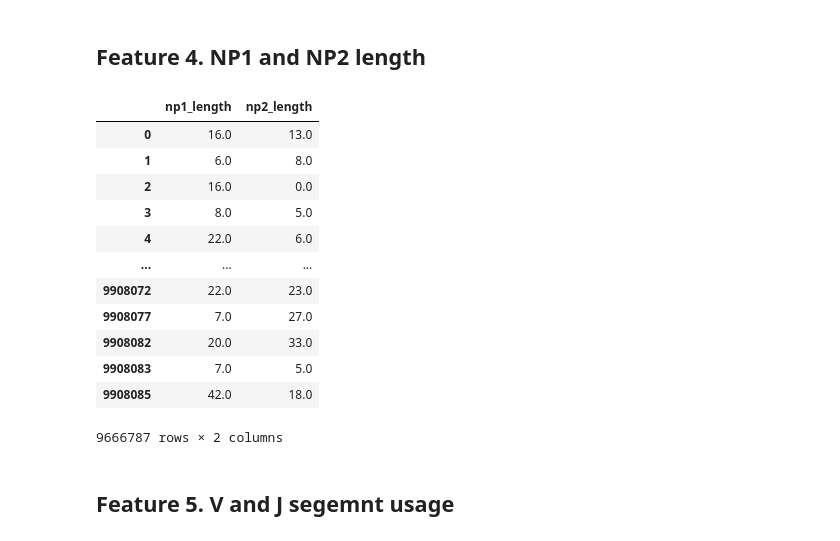
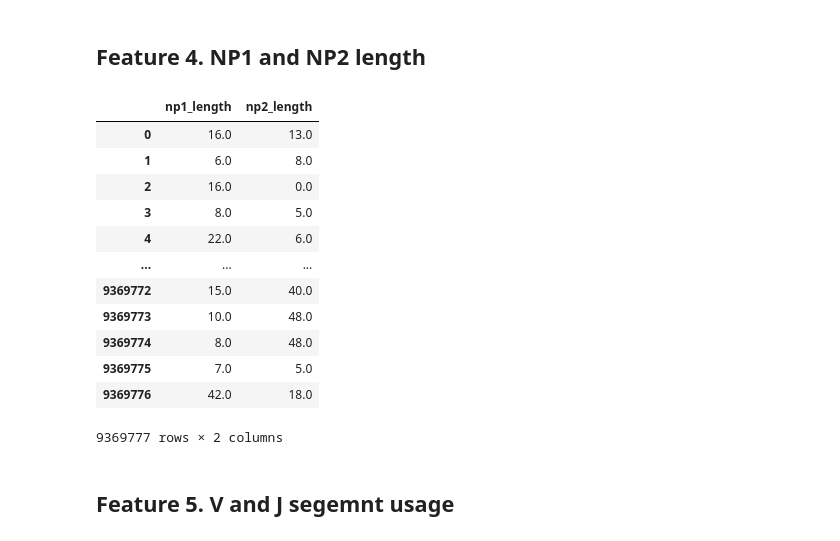
Before and after one commit to lewisl23/BCR-classification-model, a Jupyter notebook: airr_reads_analysis.ipynb, the cells around one changed output. Saved outputs shown, nothing was run; the diff lists cells and outputs as text; code cells hidden in the pictures.

```diff
--- a/airr_reads_analysis.ipynb
+++ b/airr_reads_analysis.ipynb
@@ -193,7 +198,7 @@ filtered_data
 # %%
 hypermutation_rate = []
 
-for sequence, germline in zip(feature_data["v_sequence_alignment"], feature_data["v_germline_alignment"]):
+for sequence, germline in zip(filtered_data["v_sequence_alignment"], filtered_data["v_germline_alignment"]):
     match_counter = 0
     mismatch_counter = 0
     for num in range(len(sequence)):
@@ -204,5 +209,5 @@ for sequence, germline in zip(feature_data["v_sequence_alignment"], feature_data
     hypermutation = mismatch_counter / (mismatch_counter + match_counter)
     hypermutation_rate.append(hypermutation)
 
-feature_data["hypermutation_rate"] = hypermutation_rate
+filtered_data["hypermutation_rate"] = hypermutation_rate
 # %%
@@ -226,7 +237,7 @@ Name: hypermutation_rate, Length: 5412680, dtype: float64
 # %% [markdown]
 ## Feature 2. CDR3 length
 # %%
-feature_data["cdr3_length"] = feature_data["cdr3_end"] - feature_data["cdr3_start"] + 1
+filtered_data["cdr3_length"] = filtered_data["cdr3_end"] - filtered_data["cdr3_start"] + 1
 
-feature_data
+filtered_data
 # %% [output]
@@ -324,20 +346,20 @@ atchley_features.to_csv("atchley_features.csv", index=False)
 # %% [markdown]
 ## Feature 4. NP1 and NP2 length
 # %%
-feature_data_filtered[["np1_length", "np2_length"]]
+filtered_data[["np1_length", "np2_length"]]
 # %% [output]
 |  | np1_length | np2_length |
 | 0 | 16.0 | 13.0 |
 | 1 | 6.0 | 8.0 |
 | 2 | 16.0 | 0.0 |
 | 3 | 8.0 | 5.0 |
 | 4 | 22.0 | 6.0 |
 | ... | ... | ... |
-| 9908072 | 22.0 | 23.0 |
-| 9908077 | 7.0 | 27.0 |
-| 9908082 | 20.0 | 33.0 |
-| 9908083 | 7.0 | 5.0 |
-| 9908085 | 42.0 | 18.0 |
+| 9369772 | 15.0 | 40.0 |
+| 9369773 | 10.0 | 48.0 |
+| 9369774 | 8.0 | 48.0 |
+| 9369775 | 7.0 | 5.0 |
+| 9369776 | 42.0 | 18.0 |
-9666787 rows × 2 columns
+9369777 rows × 2 columns
 # %% [markdown]
 ## Feature 5. V and J segemnt usage
```
Also changed, not shown: parts of 13 cells of this notebook.
